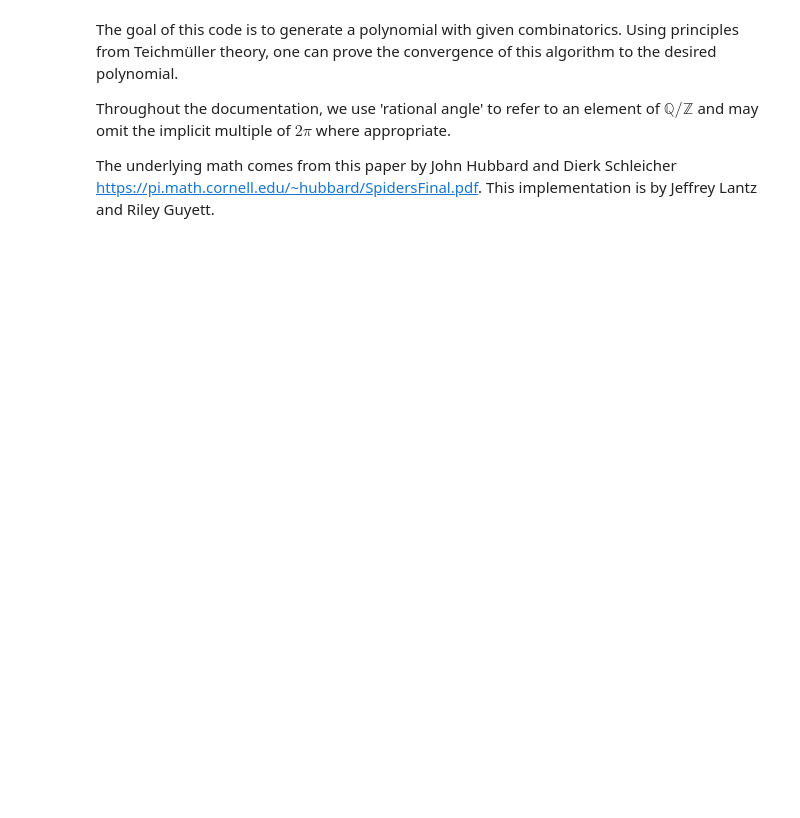
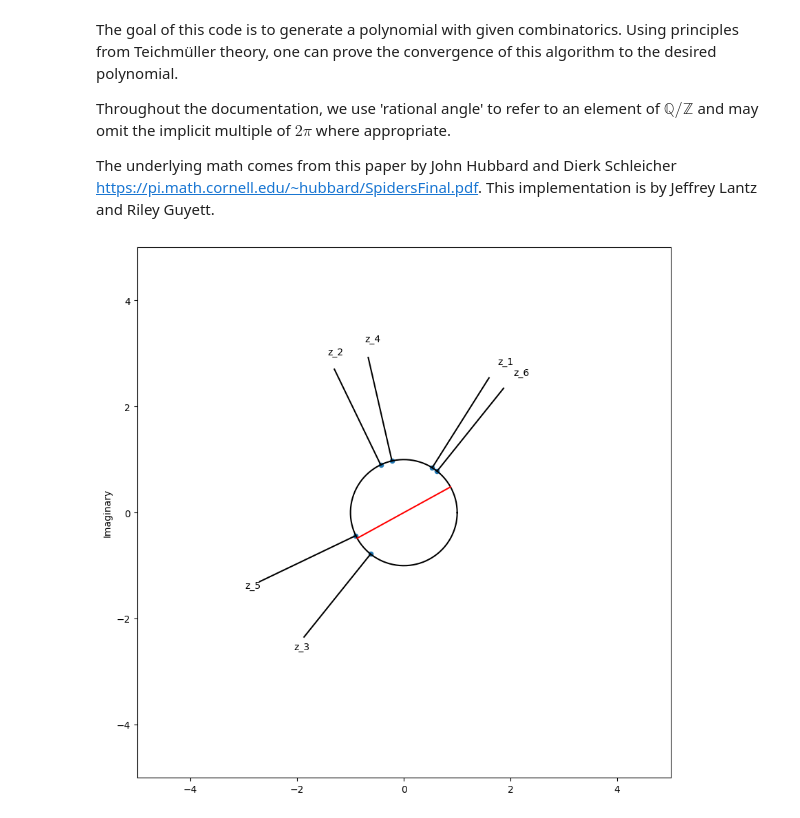
Before and after one commit to jefflantz/SpiderAlgorithm, a Jupyter notebook: spider-algorithm.ipynb, the cells around one changed output. Drawn from its saved outputs; the diff is of its cells as text; code cells hidden in the pictures; blank space fills up the shorter version.

```diff
--- a/spider-algorithm.ipynb
+++ b/spider-algorithm.ipynb
@@ -54,2 +99,6 @@ class Spider:
 # %%
 favorite = Spider(theta=9/56)
+# %%
+favorite.graph(True)
+# %% [output]
+[figure, added]
```
Also changed, not shown: parts of 4 cells of this notebook.
